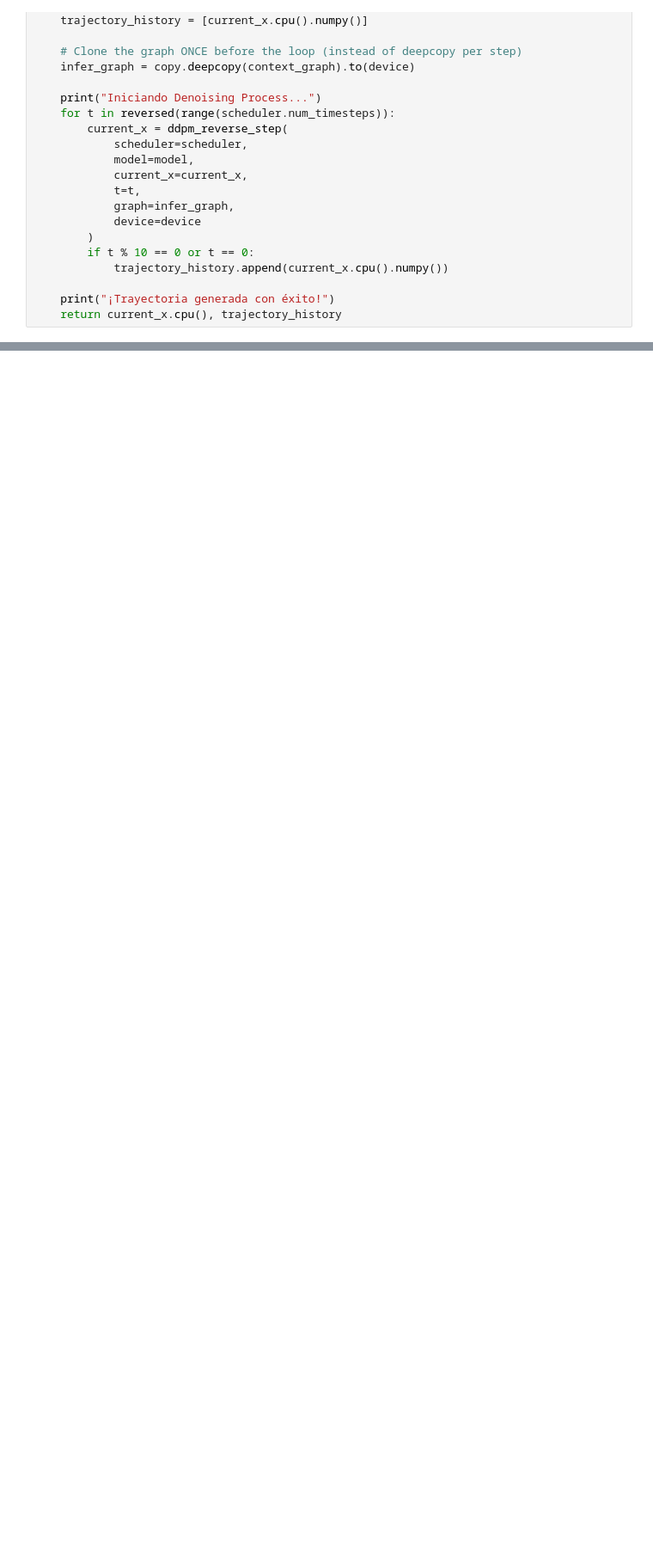
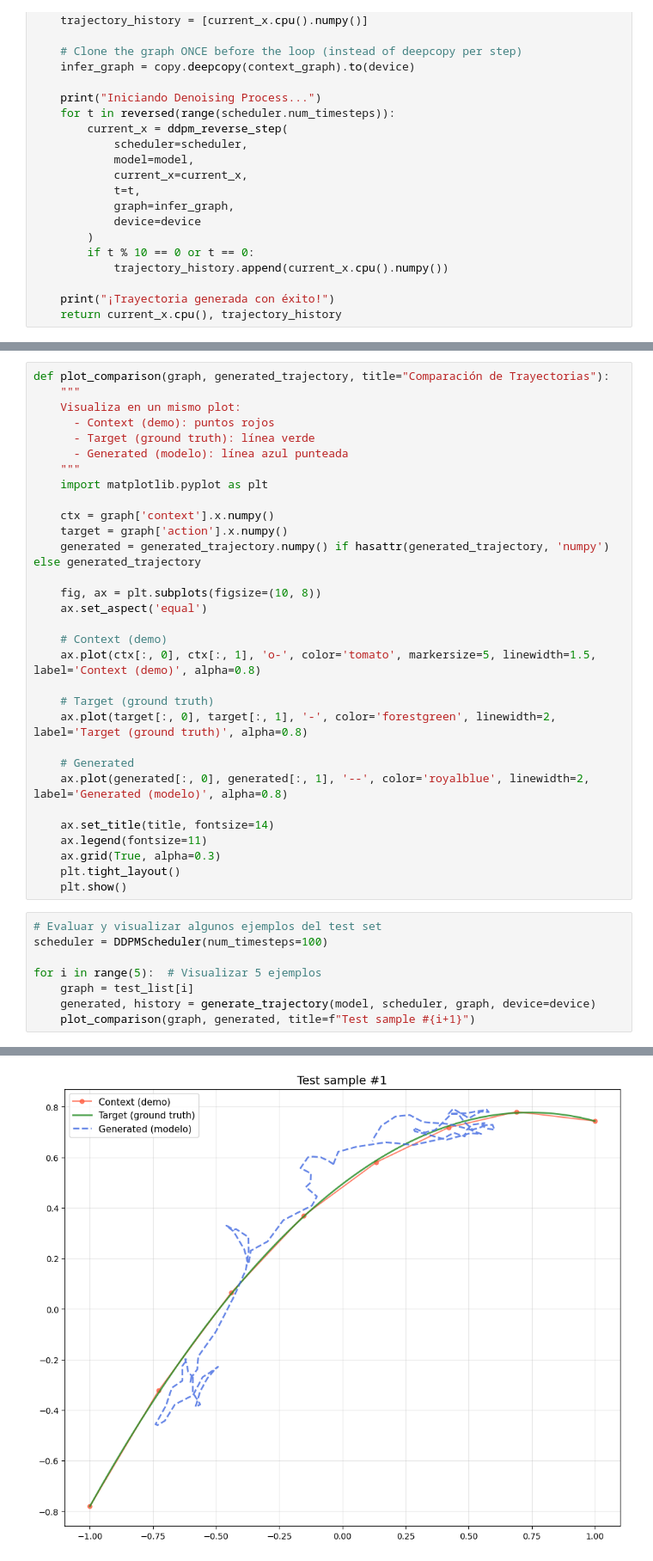
Before and after one commit to gabrielquiroga/trabajo-final-ceia, a Jupyter notebook: src/heterogeneous_graphs.ipynb, the cells around one changed output, grey strips where cells are left out. Shown at 86% size. Cells and saved outputs as stored; diff of their text form; blank space fills up the shorter version.

Commit message:
Added some AI suggested code to save/load a model checkpoint, metrics evaluation and plotting

```diff
--- a/src/heterogeneous_graphs.ipynb
+++ b/src/heterogeneous_graphs.ipynb
@@ -560,0 +741,40 @@ Iniciando Denoising Process...
+# %%
+def plot_comparison(graph, generated_trajectory, title="Comparación de Trayectorias"):
+    """
+    Visualiza en un mismo plot:
+      - Context (demo): puntos rojos
+      - Target (ground truth): línea verde
+      - Generated (modelo): línea azul punteada
+    """
+    import matplotlib.pyplot as plt
+
+    ctx = graph['context'].x.numpy()
+    target = graph['action'].x.numpy()
+    generated = generated_trajectory.numpy() if hasattr(generated_trajectory, 'numpy') else generated_trajectory
+
+    fig, ax = plt.subplots(figsize=(10, 8))
+    ax.set_aspect('equal')
+
+    # Context (demo)
+    ax.plot(ctx[:, 0], ctx[:, 1], 'o-', color='tomato', markersize=5, linewidth=1.5, label='Context (demo)', alpha=0.8)
+
+    # Target (ground truth)
+    ax.plot(target[:, 0], target[:, 1], '-', color='forestgreen', linewidth=2, label='Target (ground truth)', alpha=0.8)
+
+    # Generated
+    ax.plot(generated[:, 0], generated[:, 1], '--', color='royalblue', linewidth=2, label='Generated (modelo)', alpha=0.8)
+
+    ax.set_title(title, fontsize=14)
+    ax.legend(fontsize=11)
+    ax.grid(True, alpha=0.3)
+    plt.tight_layout()
+    plt.show()
+# %%
+# Evaluar y visualizar algunos ejemplos del test set
+scheduler = DDPMScheduler(num_timesteps=100)
+
+for i in range(5):  # Visualizar 5 ejemplos
+    graph = test_list[i]
+    generated, history = generate_trajectory(model, scheduler, graph, device=device)
+    plot_comparison(graph, generated, title=f"Test sample #{i+1}")
+# %% [output]
@@ -560,0 +783 @@ Iniciando Denoising Process...
+[figure, added]
```
Also changed, not shown: parts of 12 cells of this notebook, 7 other files.
